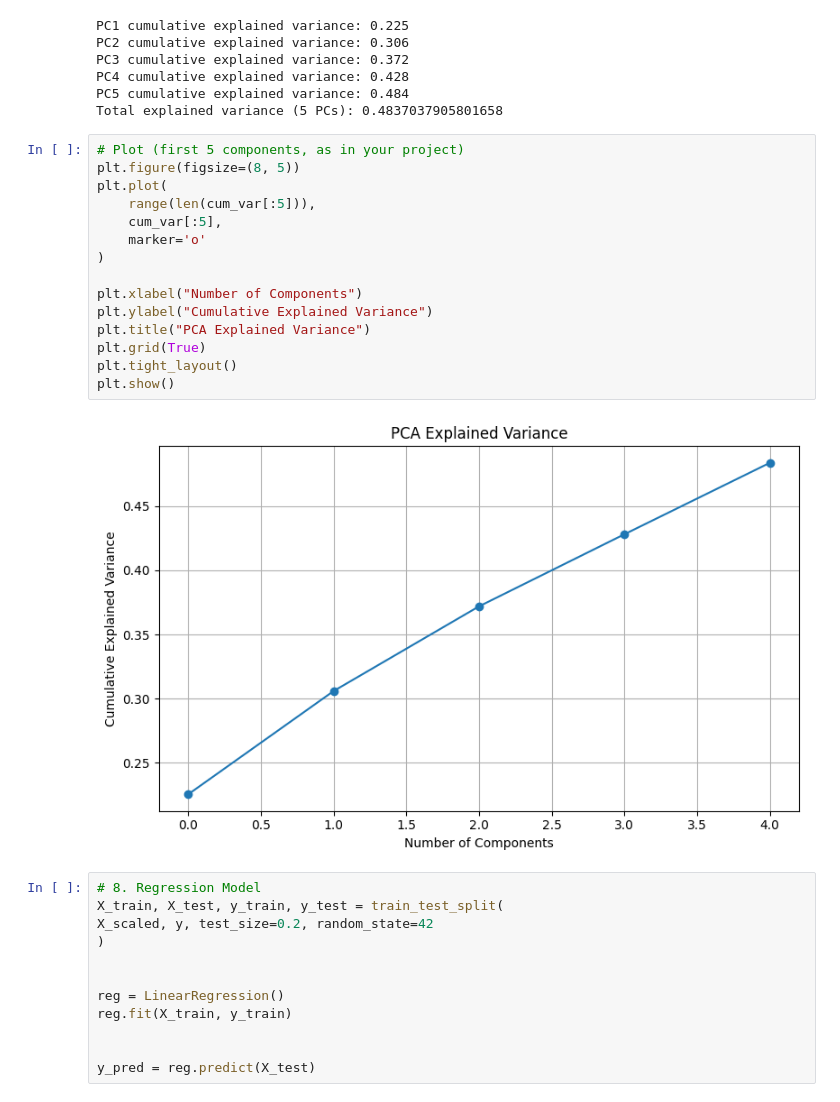
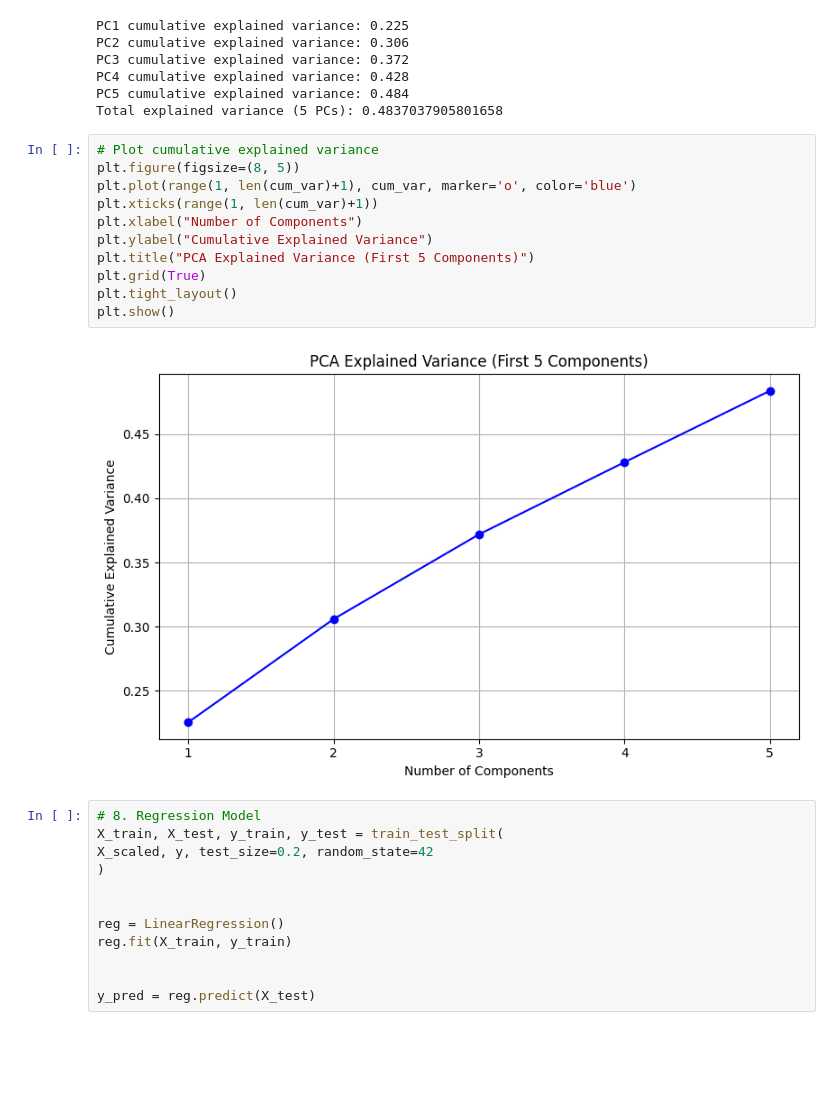
Before and after one commit to KommareddyMonicaTejaswi/INFO-511-FINAL-PROJECT, a Jupyter notebook: wellbeing.ipynb, the cells around one changed output. Saved outputs shown, nothing was run; the diff lists cells and outputs as text; blank space fills up the shorter version.

```diff
--- a/wellbeing.ipynb
+++ b/wellbeing.ipynb
@@ -183,23 +176,19 @@ PC3 cumulative explained variance: 0.372
 PC4 cumulative explained variance: 0.428
 PC5 cumulative explained variance: 0.484
 Total explained variance (5 PCs): 0.4837037905801658
-# %%
-# Plot (first 5 components, as in your project)
-plt.figure(figsize=(8, 5))
-plt.plot(
-    range(len(cum_var[:5])),
-    cum_var[:5],
-    marker='o'
-)
-
-plt.xlabel("Number of Components")
-plt.ylabel("Cumulative Explained Variance")
-plt.title("PCA Explained Variance")
-plt.grid(True)
-plt.tight_layout()
-plt.show()
-# %% [output]
-[figure, removed]
+# %%
+# Plot cumulative explained variance
+plt.figure(figsize=(8, 5))
+plt.plot(range(1, len(cum_var)+1), cum_var, marker='o', color='blue')
+plt.xticks(range(1, len(cum_var)+1))
+plt.xlabel("Number of Components")
+plt.ylabel("Cumulative Explained Variance")
+plt.title("PCA Explained Variance (First 5 Components)")
+plt.grid(True)
+plt.tight_layout()
+plt.show()
+# %% [output]
+[figure, added]
 # %%
 # 8. Regression Model
 X_train, X_test, y_train, y_test = train_test_split(
```
Also changed, not shown: parts of 3 cells of this notebook.
